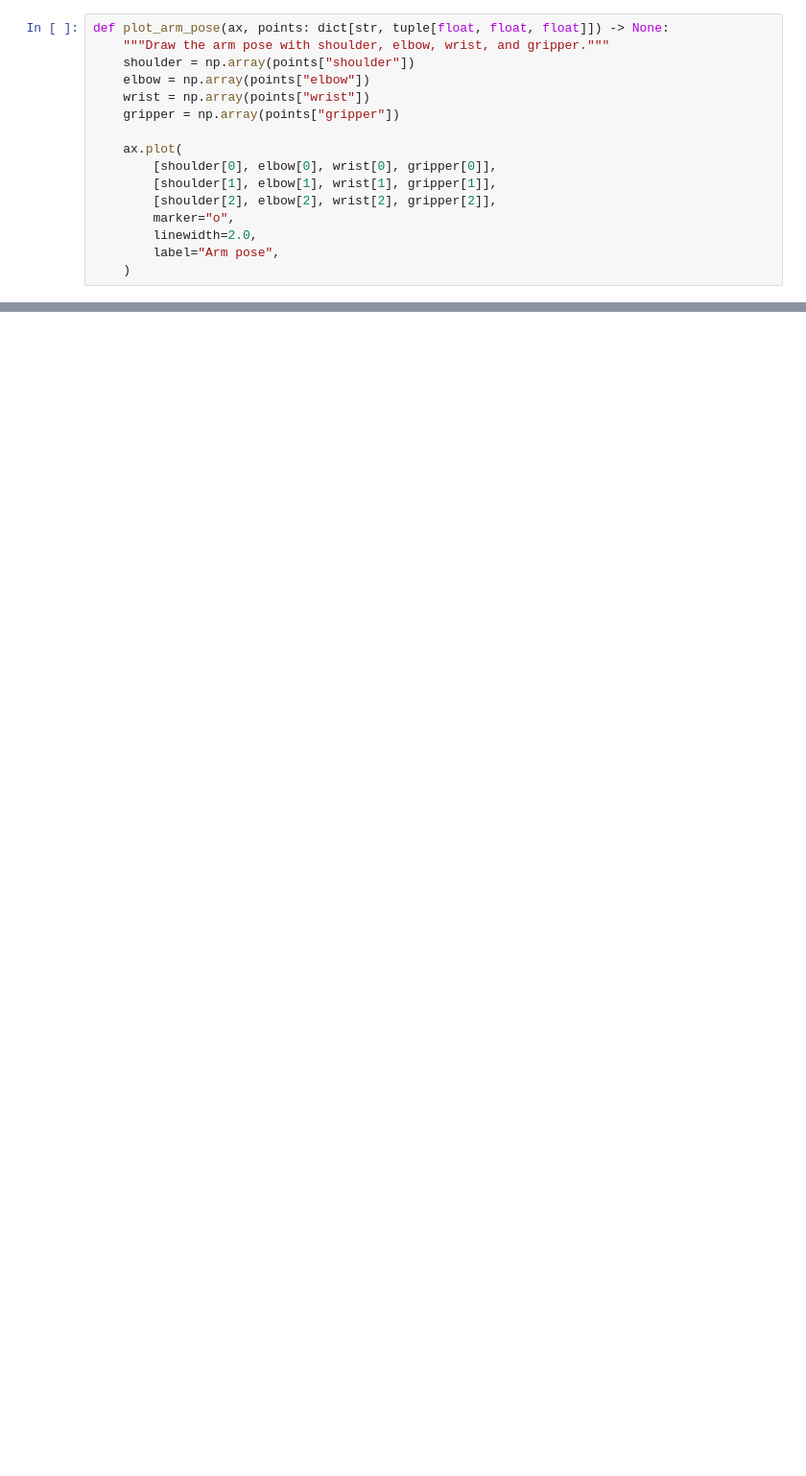
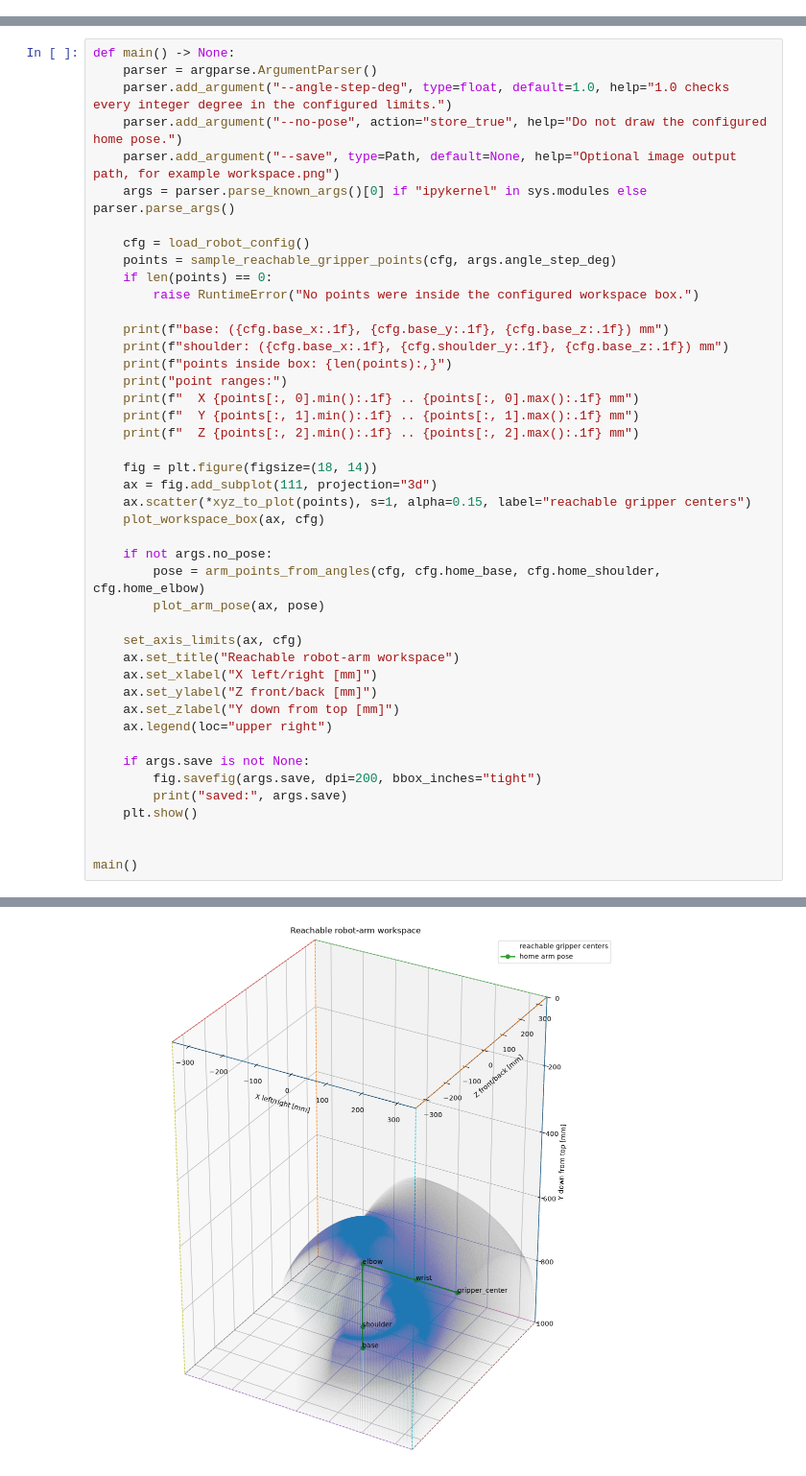
Before and after one commit to DiplomarbeitSC-fekdac22-snichc22/Kinematics, a Jupyter notebook: tools/visualize_workspace.ipynb, the cells around one changed output, grey strips where cells are left out. Shown at 96% size. Saved outputs shown, nothing was run; the diff lists cells and outputs as text; blank space fills up the shorter version.

Commit message:
Rendering of workspace V0.2 (awaiting real data for completion)

```diff
--- a/tools/visualize_workspace.ipynb
+++ b/tools/visualize_workspace.ipynb
@@ -268,16 +0,0 @@ def plot_workspace_box(ax, cfg: RobotConfig) -> None:
-# %%
-def plot_arm_pose(ax, points: dict[str, tuple[float, float, float]]) -> None:
-    """Draw the arm pose with shoulder, elbow, wrist, and gripper."""
-    shoulder = np.array(points["shoulder"])
-    elbow = np.array(points["elbow"])
-    wrist = np.array(points["wrist"])
-    gripper = np.array(points["gripper"])
-
-    ax.plot(
-        [shoulder[0], elbow[0], wrist[0], gripper[0]],
-        [shoulder[1], elbow[1], wrist[1], gripper[1]],
-        [shoulder[2], elbow[2], wrist[2], gripper[2]],
-        marker="o",
-        linewidth=2.0,
-        label="Arm pose",
-    )
@@ -449,0 +229,45 @@ Reachable points inside configured workspace box: 107258
+# %%
+def main() -> None:
+    parser = argparse.ArgumentParser()
+    parser.add_argument("--angle-step-deg", type=float, default=1.0, help="1.0 checks every integer degree in the configured limits.")
+    parser.add_argument("--no-pose", action="store_true", help="Do not draw the configured home pose.")
+    parser.add_argument("--save", type=Path, default=None, help="Optional image output path, for example workspace.png")
+    args = parser.parse_known_args()[0] if "ipykernel" in sys.modules else parser.parse_args()
+
+    cfg = load_robot_config()
+    points = sample_reachable_gripper_points(cfg, args.angle_step_deg)
+    if len(points) == 0:
+        raise RuntimeError("No points were inside the configured workspace box.")
+
+    print(f"base: ({cfg.base_x:.1f}, {cfg.base_y:.1f}, {cfg.base_z:.1f}) mm")
+    print(f"shoulder: ({cfg.base_x:.1f}, {cfg.shoulder_y:.1f}, {cfg.base_z:.1f}) mm")
+    print(f"points inside box: {len(points):,}")
+    print("point ranges:")
+    print(f"  X {points[:, 0].min():.1f} .. {points[:, 0].max():.1f} mm")
+    print(f"  Y {points[:, 1].min():.1f} .. {points[:, 1].max():.1f} mm")
+    print(f"  Z {points[:, 2].min():.1f} .. {points[:, 2].max():.1f} mm")
+
+    fig = plt.figure(figsize=(18, 14))
+    ax = fig.add_subplot(111, projection="3d")
+    ax.scatter(*xyz_to_plot(points), s=1, alpha=0.15, label="reachable gripper centers")
+    plot_workspace_box(ax, cfg)
+
+    if not args.no_pose:
+        pose = arm_points_from_angles(cfg, cfg.home_base, cfg.home_shoulder, cfg.home_elbow)
+        plot_arm_pose(ax, pose)
+
+    set_axis_limits(ax, cfg)
+    ax.set_title("Reachable robot-arm workspace")
+    ax.set_xlabel("X left/right [mm]")
+    ax.set_ylabel("Z front/back [mm]")
+    ax.set_zlabel("Y down from top [mm]")
+    ax.legend(loc="upper right")
+
+    if args.save is not None:
+        fig.savefig(args.save, dpi=200, bbox_inches="tight")
+        print("saved:", args.save)
+    plt.show()
+
+
+main()
+# %% [output]
@@ -449,0 +281 @@ Reachable points inside configured workspace box: 107258
+[figure, added]
```
Also changed, not shown: parts of 15 cells of this notebook.
